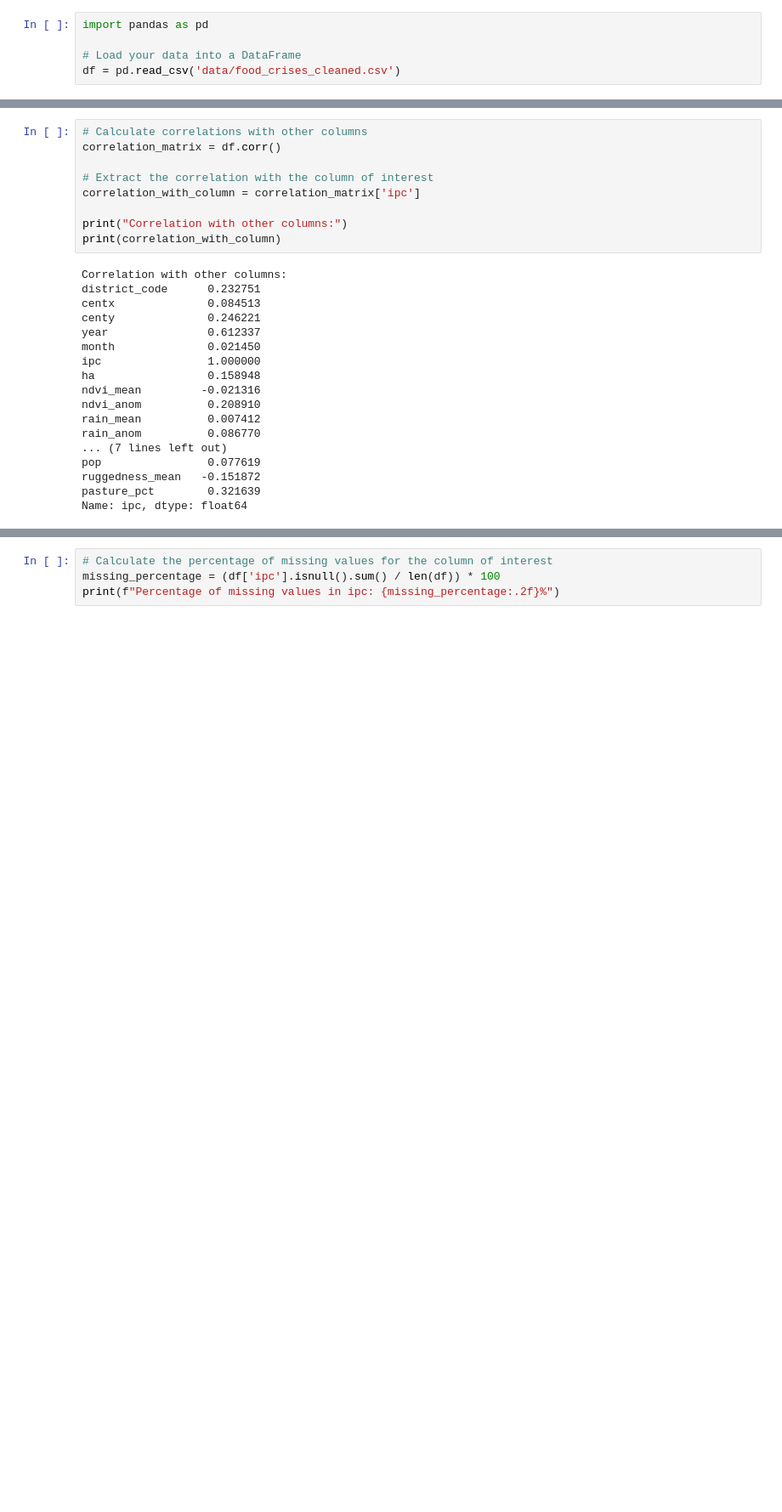
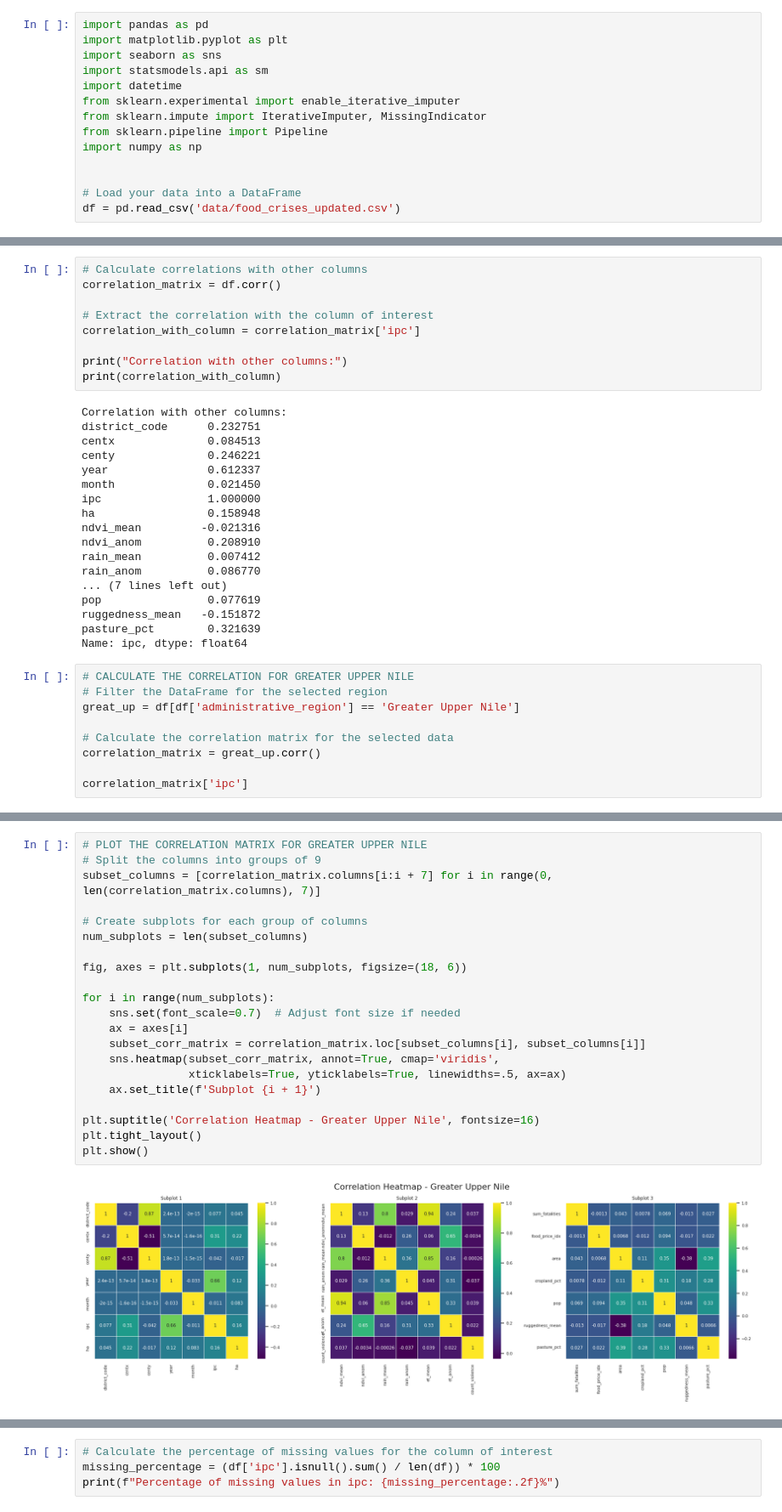
Before and after one commit to jdobladez/JBG060-group9, a Jupyter notebook: type_missing_data.ipynb, the cells around one changed output, grey strips where cells are left out. Shown at 85% size. Saved outputs shown, nothing was run; the diff lists cells and outputs as text; blank space fills up the shorter version.

Commit message:
create the correlation matrices per administrative_region

```diff
--- a/type_missing_data.ipynb
+++ b/type_missing_data.ipynb
@@ -1,6 +1,15 @@
 # %%
 import pandas as pd
+import matplotlib.pyplot as plt
+import seaborn as sns
+import statsmodels.api as sm
+import datetime
+from sklearn.experimental import enable_iterative_imputer
+from sklearn.impute import IterativeImputer, MissingIndicator
+from sklearn.pipeline import Pipeline
+import numpy as np
+
 
 # Load your data into a DataFrame
-df = pd.read_csv('data/food_crises_cleaned.csv')
+df = pd.read_csv('data/food_crises_updated.csv')
 # %%
@@ -72,3 +80,12 @@ pop                0.077619
 ruggedness_mean   -0.151872
 pasture_pct        0.321639
 Name: ipc, dtype: float64
+# %%
+# CALCULATE THE CORRELATION FOR GREATER UPPER NILE
+# Filter the DataFrame for the selected region
+great_up = df[df['administrative_region'] == 'Greater Upper Nile']
+
+# Calculate the correlation matrix for the selected data
+correlation_matrix = great_up.corr()
+
+correlation_matrix['ipc']
@@ -74,0 +110,23 @@ Name: ipc, dtype: float64
+# %%
+# PLOT THE CORRELATION MATRIX FOR GREATER UPPER NILE
+# Split the columns into groups of 9
+subset_columns = [correlation_matrix.columns[i:i + 7] for i in range(0, len(correlation_matrix.columns), 7)]
+
+# Create subplots for each group of columns
+num_subplots = len(subset_columns)
+
+fig, axes = plt.subplots(1, num_subplots, figsize=(18, 6))
+
+for i in range(num_subplots):
+    sns.set(font_scale=0.7)  # Adjust font size if needed
+    ax = axes[i]
+    subset_corr_matrix = correlation_matrix.loc[subset_columns[i], subset_columns[i]]
+    sns.heatmap(subset_corr_matrix, annot=True, cmap='viridis',
+                xticklabels=True, yticklabels=True, linewidths=.5, ax=ax)
+    ax.set_title(f'Subplot {i + 1}')
+
+plt.suptitle('Correlation Heatmap - Greater Upper Nile', fontsize=16)
+plt.tight_layout()
+plt.show()
+# %% [output]
+[figure, added]
```
Also changed, not shown: parts of 9 cells of this notebook.
